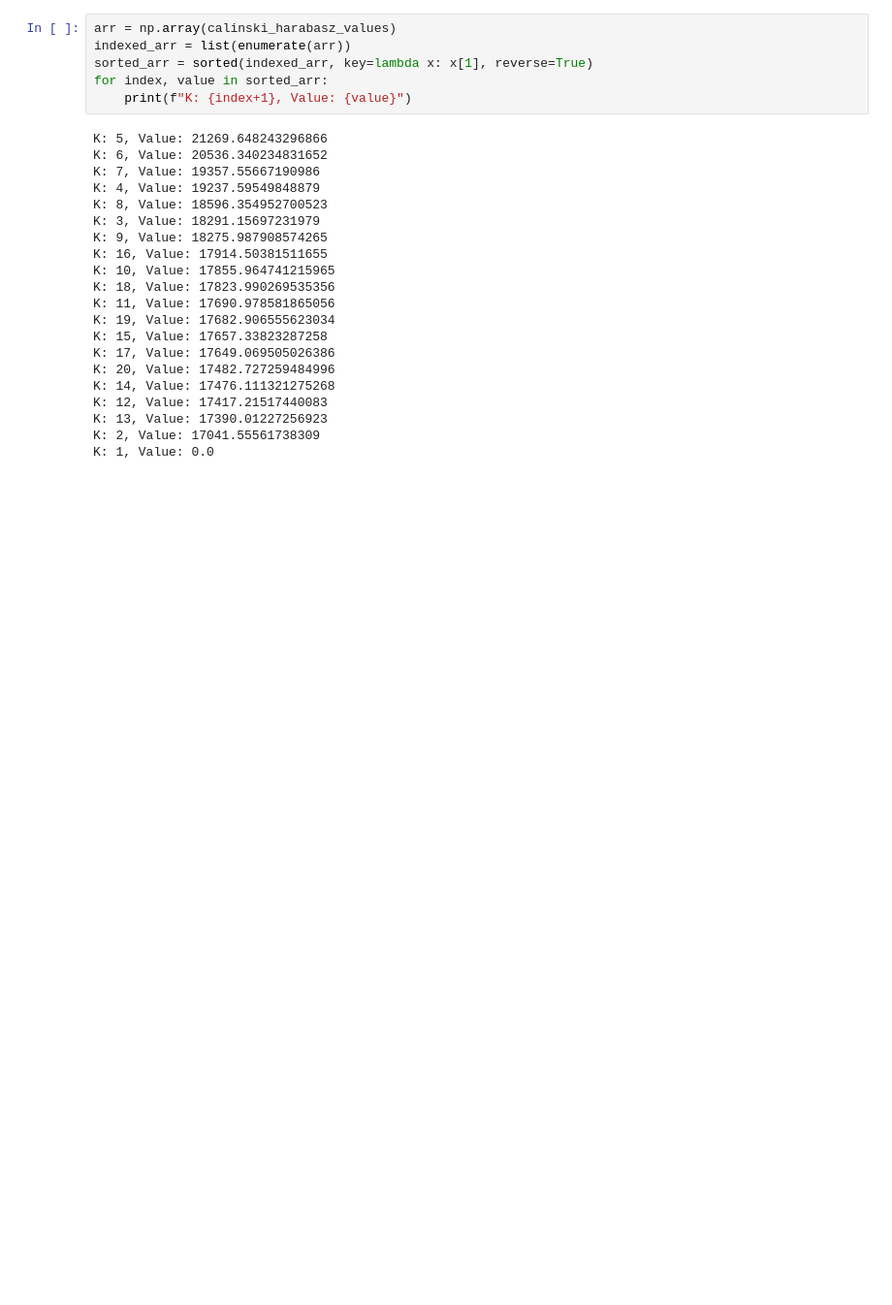
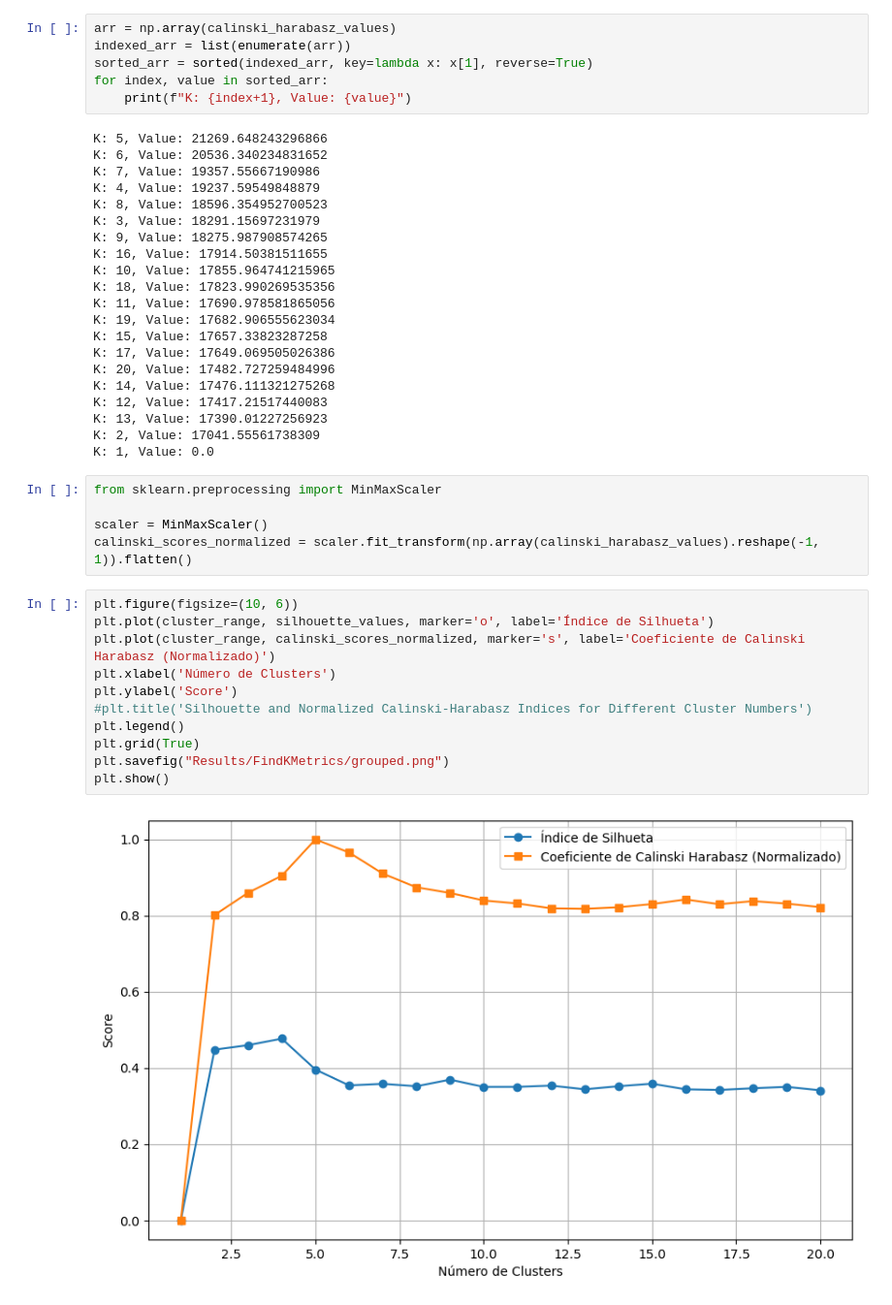
Before and after one commit to WebisD/artificial-talk, a Jupyter notebook: clustering_metrics.ipynb, the cells around one changed output. Shown at 97% size. Saved outputs shown, nothing was run; the diff lists cells and outputs as text; blank space fills up the shorter version.

```diff
--- a/clustering_metrics.ipynb
+++ b/clustering_metrics.ipynb
@@ -113,3 +118,21 @@ K: 12, Value: 17417.21517440083
 K: 13, Value: 17390.01227256923
 K: 2, Value: 17041.55561738309
 K: 1, Value: 0.0
+# %%
+from sklearn.preprocessing import MinMaxScaler
+
+scaler = MinMaxScaler()
+calinski_scores_normalized = scaler.fit_transform(np.array(calinski_harabasz_values).reshape(-1, 1)).flatten()
+# %%
+plt.figure(figsize=(10, 6))
+plt.plot(cluster_range, silhouette_values, marker='o', label='Índice de Silhueta')
+plt.plot(cluster_range, calinski_scores_normalized, marker='s', label='Coeficiente de Calinski Harabasz (Normalizado)')
+plt.xlabel('Número de Clusters')
+plt.ylabel('Score')
+#plt.title('Silhouette and Normalized Calinski-Harabasz Indices for Different Cluster Numbers')
+plt.legend()
+plt.grid(True)
+plt.savefig("Results/FindKMetrics/grouped.png")
+plt.show()
+# %% [output]
+[figure, added]
```
Also changed, not shown: parts of 5 cells of this notebook, 11 other files.
